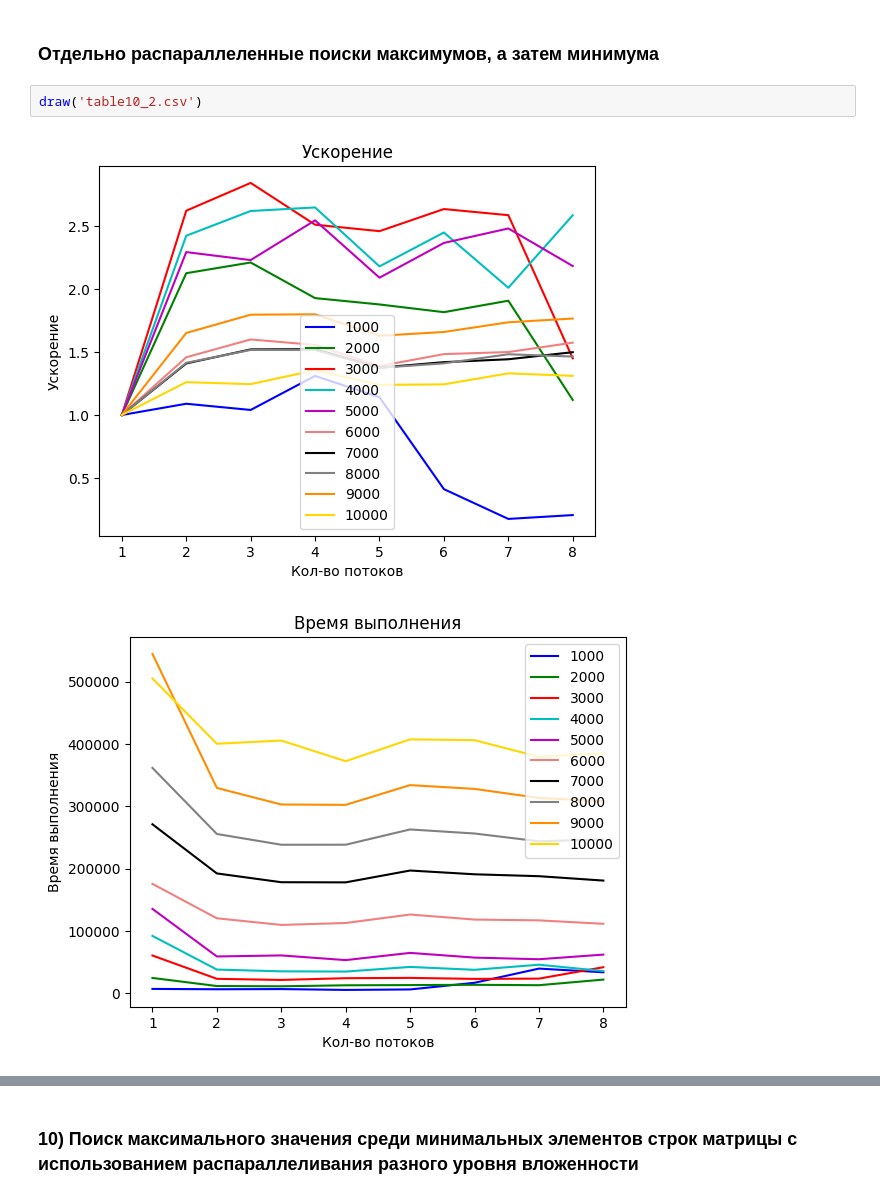
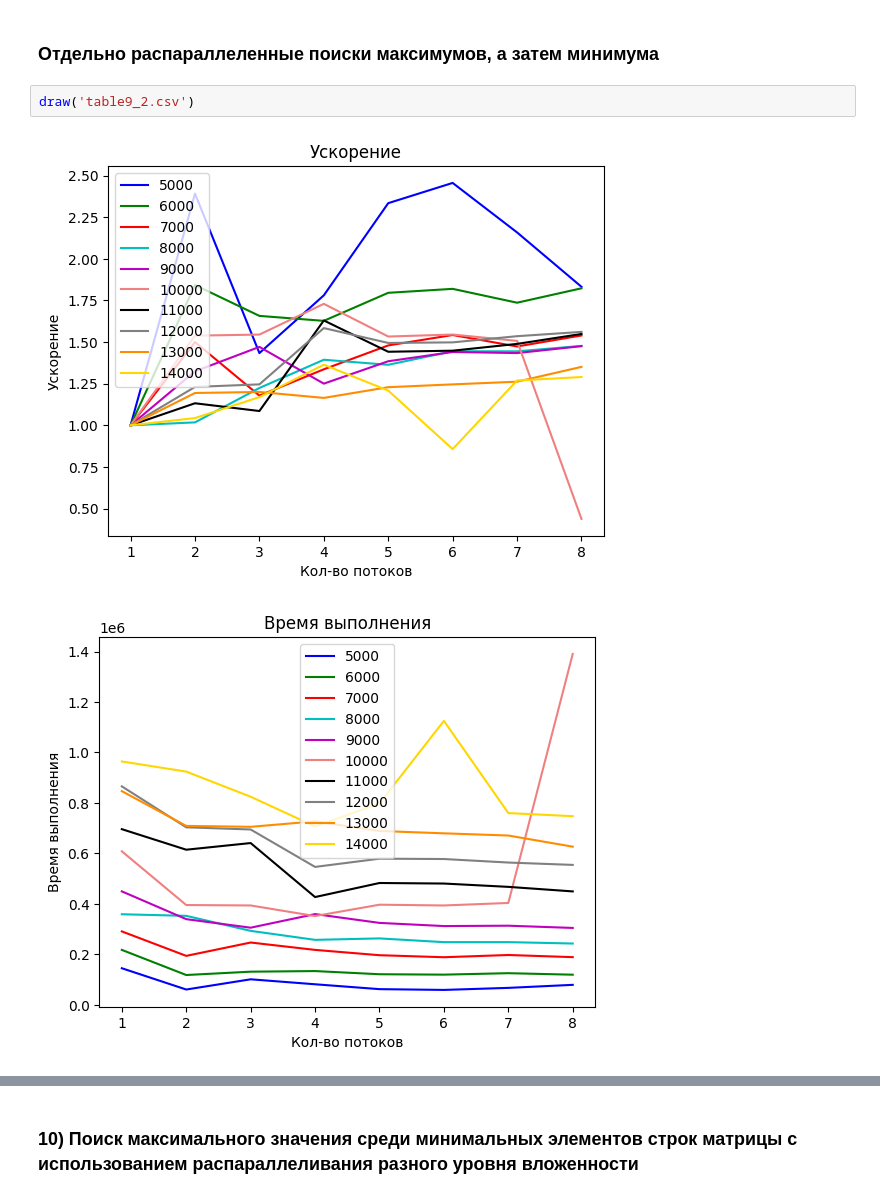
Before and after one commit to 9Neechan/spbu_studies, a Jupyter notebook: supercomputing_basics/parallel_OpenMP/graphics.ipynb, the cells around one changed output, grey strips where cells are left out. Drawn from its saved outputs; the diff is of its cells as text.

```diff
--- a/supercomputing_basics/parallel_OpenMP/graphics.ipynb
+++ b/supercomputing_basics/parallel_OpenMP/graphics.ipynb
@@ -188,7 +269,7 @@ draw('table10_1.csv')
 # %% [markdown]
 ### Отдельно распараллеленные поиски максимумов, а затем минимума
 # %%
-draw('table10_2.csv')
+draw('table9_2.csv')
 # %% [output]
-[figure, old version]
+[figure, new version]
-[figure, old version]
+[figure, new version]
```
Also changed, not shown: parts of 25 cells of this notebook, 37 other files.
